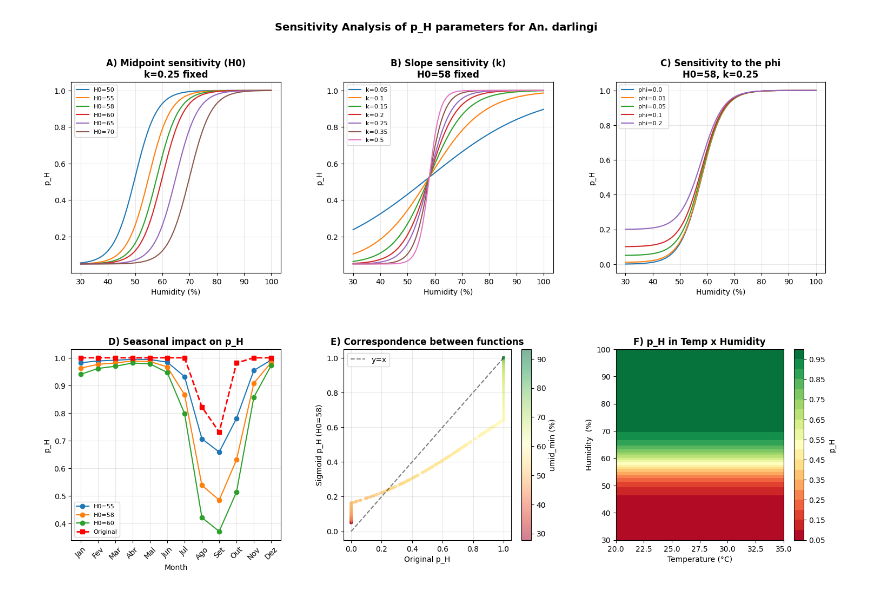
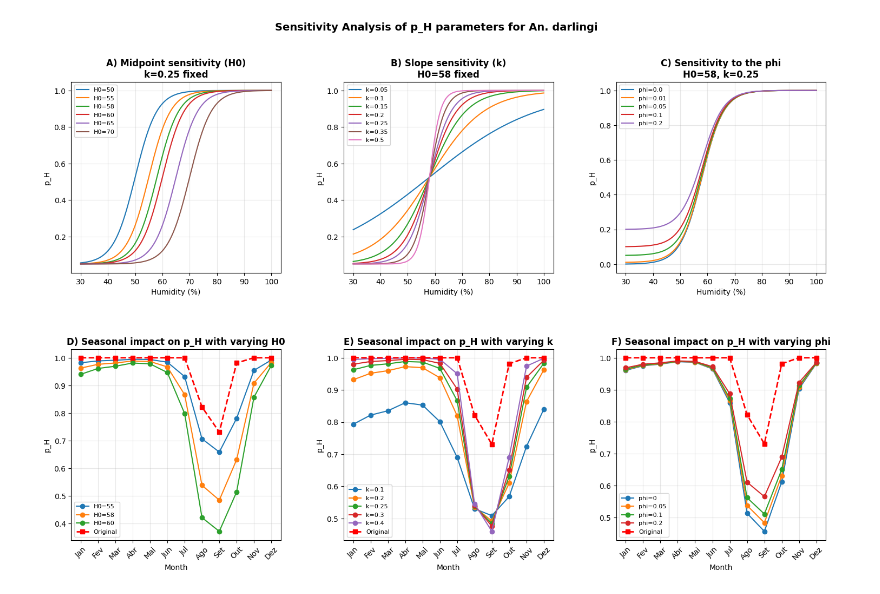
Before and after one commit to RaphaLevy/Study_on_malaria_dynamics_v2, a Jupyter notebook: data_files/notebooks/Environmental_Factor_Plots.ipynb, the cells around one changed output. Cells and saved outputs as stored; diff of their text form; code cells hidden in the pictures.

```diff
--- a/data_files/notebooks/Environmental_Factor_Plots.ipynb
+++ b/data_files/notebooks/Environmental_Factor_Plots.ipynb
@@ -318,7 +563,7 @@ umid_range = np.linspace(30, 100, 500)
 # A) Sensibility to H0
 ax = axes[0, 0]
 for H0 in [50, 55, 58, 60, 65, 70]:
-    ax.plot(umid_range, p_H_sigmoid(umid_range, H0=H0, k=0.25), label=f'H0={H0}')
+    ax.plot(umid_range, p_H_sigmoid_floor(umid_range, H0=H0, k=0.25), label=f'H0={H0}')
 ax.set_xlabel('Humidity (%)')
 ax.set_ylabel('p_H')
 ax.set_title('A) Midpoint sensitivity (H0)\nk=0.25 fixed', fontweight='bold')
@@ -328,63 +573,62 @@ ax.grid(True, alpha=0.3)
 # B) Sensibility to k
 ax = axes[0, 1]
 for k in [0.05, 0.10, 0.15, 0.20, 0.25, 0.35, 0.50]:
-    ax.plot(umid_range, p_H_sigmoid(umid_range, H0=58, k=k), label=f'k={k}')
+    ax.plot(umid_range, p_H_sigmoid_floor(umid_range, H0=58, k=k), label=f'k={k}')
 ax.set_xlabel('Humidity (%)')
 ax.set_ylabel('p_H')
 ax.set_title('B) Slope sensitivity (k)\nH0=58 fixed', fontweight='bold')
 ax.legend(fontsize=8)
 ax.grid(True, alpha=0.3)
 
 # C) Sensibility to the phi
 ax = axes[0, 2]
 for phi in [0.0, 0.01, 0.05, 0.10, 0.20]:
-    ax.plot(umid_range, p_H_sigmoid(umid_range, H0=58, k=0.25, phi=phi), label=f'phi={phi}')
+    ax.plot(umid_range, p_H_sigmoid_floor(umid_range, H0=58, k=0.25, phi=phi), label=f'phi={phi}')
 ax.set_xlabel('Humidity (%)')
 ax.set_ylabel('p_H')
 ax.set_title('C) Sensitivity to the phi\nH0=58, k=0.25', fontweight='bold')
 ax.legend(fontsize=8)
 ax.grid(True, alpha=0.3)
 
-# D) Seasonal impact
+# D) Seasonal impact of H0
 ax = axes[1, 0]
 monthly_min_mean = climate_data.groupby('month')['umid_min'].mean()
 for H0 in [55, 58, 60]:
-    ax.plot(months_labels, p_H_sigmoid(monthly_min_mean.values, H0=H0, k=0.25), 'o-', label=f'H0={H0}')
+    ax.plot(months_labels, p_H_sigmoid_floor(monthly_min_mean.values, H0=H0, k=0.25, phi=0.05), 'o-', label=f'H0={H0}')
 ax.plot(months_labels, p_H_original(monthly_min_mean.values), 's--', color='red', linewidth=2, label='Original')
 ax.set_xlabel('Month')
 ax.set_ylabel('p_H')
-ax.set_title('D) Seasonal impact on p_H', fontweight='bold')
+ax.set_title('D) Seasonal impact on p_H with varying H0', fontweight='bold')
 ax.legend(fontsize=8)
 ax.tick_params(axis='x', rotation=45)
 ax.grid(True, alpha=0.3)
 
-# E) Scatter correspondence
+# E) Seasonal impact of k
 ax = axes[1, 1]
-np.random.seed(42)
-sample = climate_data.sample(min(2000, len(climate_data))).dropna(subset=['umid_min'])
-p_orig_s = p_H_original(sample['umid_min'].values)
-p_sig_s = p_H_sigmoid(sample['umid_min'].values)
-sc = ax.scatter(p_orig_s, p_sig_s, c=sample['umid_min'].values, cmap='RdYlGn', alpha=0.5, s=10)
-plt.colorbar(sc, ax=ax, label='umid_min (%)')
-ax.plot([0, 1], [0, 1], 'k--', alpha=0.5, label='y=x')
-ax.set_xlabel('Original p_H')
-ax.set_ylabel('Sigmoid p_H (H0=58)')
-ax.set_title('E) Correspondence between functions', fontweight='bold')
-ax.legend()
+for k in [0.1, 0.2, 0.25, 0.3, 0.4]:
+    ax.plot(months_labels, p_H_sigmoid_floor(monthly_min_mean.values, H0=58, k=k, phi=0.05), 'o-', label=f'k={k}')
+ax.plot(months_labels, p_H_original(monthly_min_mean.values), 's--', color='red', linewidth=2, label='Original')
+ax.set_xlabel('Month')
+ax.set_ylabel('p_H')
+ax.set_title('E) Seasonal impact on p_H with varying k', fontweight='bold')
+ax.legend(fontsize=8)
+ax.tick_params(axis='x', rotation=45)
 ax.grid(True, alpha=0.3)
 
-# F) Temperature x Humidity Gradient
+# F) Seasonal impact of phi
 ax = axes[1, 2]
-T, H = np.meshgrid(np.linspace(20, 35, 50), np.linspace(30, 100, 50))
-p_H = p_H_sigmoid(H, H0=58, k=0.25)
-contour = ax.contourf(T, H, p_H, levels=20, cmap='RdYlGn')
-plt.colorbar(contour, ax=ax, label='p_H')
-ax.set_xlabel('Temperature (°C)')
-ax.set_ylabel('Humidity  (%)')
-ax.set_title('F) p_H in Temp x Humidity', fontweight='bold')
+for phi in [0, 0.05, 0.1, 0.2]:
+    ax.plot(months_labels, p_H_sigmoid_floor(monthly_min_mean.values, H0=58, k=0.25, phi=phi), 'o-', label=f'phi={phi}')
+ax.plot(months_labels, p_H_original(monthly_min_mean.values), 's--', color='red', linewidth=2, label='Original')
+ax.set_xlabel('Month')
+ax.set_ylabel('p_H')
+ax.set_title('F) Seasonal impact on p_H with varying phi', fontweight='bold')
+ax.legend(fontsize=8)
+ax.tick_params(axis='x', rotation=45)
+ax.grid(True, alpha=0.3)
 
 plt.suptitle('Sensitivity Analysis of p_H parameters for An. darlingi', fontsize=14, fontweight='bold')
-plt.savefig('humidity_sensitivity.png', dpi=150, bbox_inches='tight', facecolor='white')
+#plt.savefig('humidity_sensitivity.png', dpi=150, bbox_inches='tight', facecolor='white')
 plt.show()
 # %% [output]
-[figure, old version]
+[figure, new version]
```
Also changed, not shown: parts of 14 cells of this notebook.
